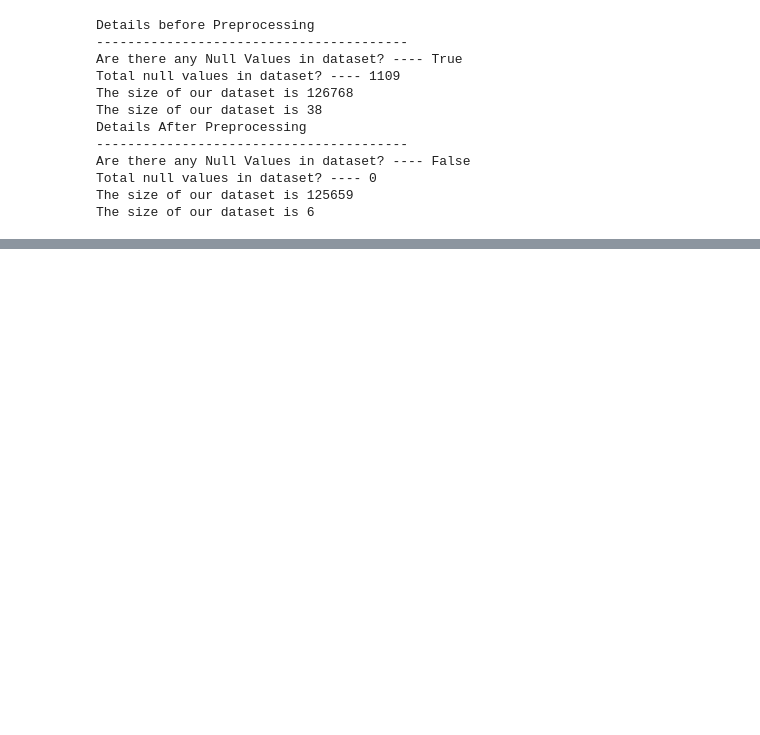
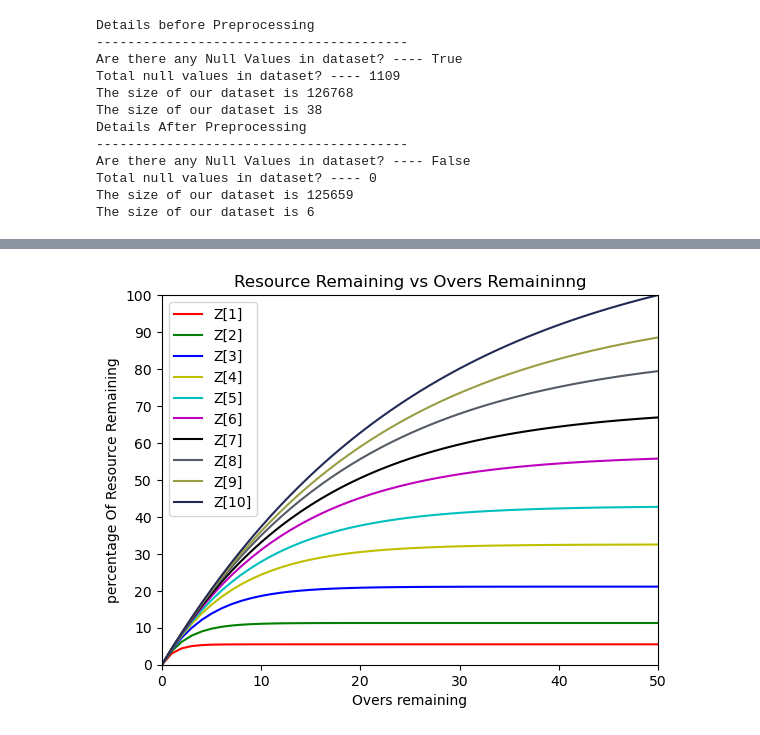
Before and after one commit to ayub055/Duckworth-Lewis-Method-Analytics, a Jupyter notebook: src/Experiment.ipynb, the cells around one changed output, grey strips where cells are left out. Drawn from its saved outputs; the diff is of its cells as text; code cells hidden in the pictures; blank space fills up the shorter version.

```diff
--- a/src/Experiment.ipynb
+++ b/src/Experiment.ipynb
@@ -188,0 +231,2 @@ memory usage: 6.7 MB
+# %%
+totalloss,optparameters=fit_parameters(data)
@@ -188,0 +237,6 @@ memory usage: 6.7 MB
+# %%
+for i in range(len(optparameters)):
+        if(i == 10):
+            print("L :"+str(optparameters[i]))
+        else:
+            print("Z["+str(i+1)+"] :"+str(optparameters[i]))
@@ -188,0 +281,31 @@ memory usage: 6.7 MB
+# %%
+def plotparam_resourceremainvsoverremains(optparameters):
+    '''
+        This Procedure will plot the graph of ResourceRemainings vs OverRemaining for all parameters.
+        :param optparameters:
+        This procedure will save the plot in source directory as "parameterplot_resourceremain_vs_overremain.png"
+        '''
+    plt.figure(1)
+    plt.title("Resource Remaining vs Overs Remaininng")
+    plt.xlim((0, 50))
+    plt.ylim((0, 100))
+    plt.xticks([0, 10, 20, 30, 40, 50])
+    plt.yticks([0, 10, 20, 30, 40, 50, 60, 70, 80, 90, 100])
+    plt.xlabel('Overs remaining')
+    plt.ylabel('percentage Of Resource Remaining')
+    colors = ['r', 'g', 'b', 'y', 'c', 'm', 'k', '#555b65', '#999e45', '#222a55']
+    x = np.zeros((51))
+    for i in range(51):
+        x[i] = i
+    Z5010=optparameters[9] * (1 - np.exp(-optparameters[10] * 50 /optparameters[9]))
+    for i in range(len(optparameters)-1):
+        y_run=optparameters[i] * (1 - np.exp(-optparameters[10] * x /optparameters[i]))
+        plt.plot(x, (y_run/Z5010)*100, c=colors[i], label='Z[' + str(i + 1) + ']')
+        plt.legend()
+    #plt.savefig('parameterplot_resourceremain_vs_overremain.png')
+    plt.show()
+    #plt.close()
+# %%
+plotparam_resourceremainvsoverremains(optparameters)
+# %% [output]
+[figure, added]
```
Also changed, not shown: parts of 9 cells of this notebook, 1 other file.
